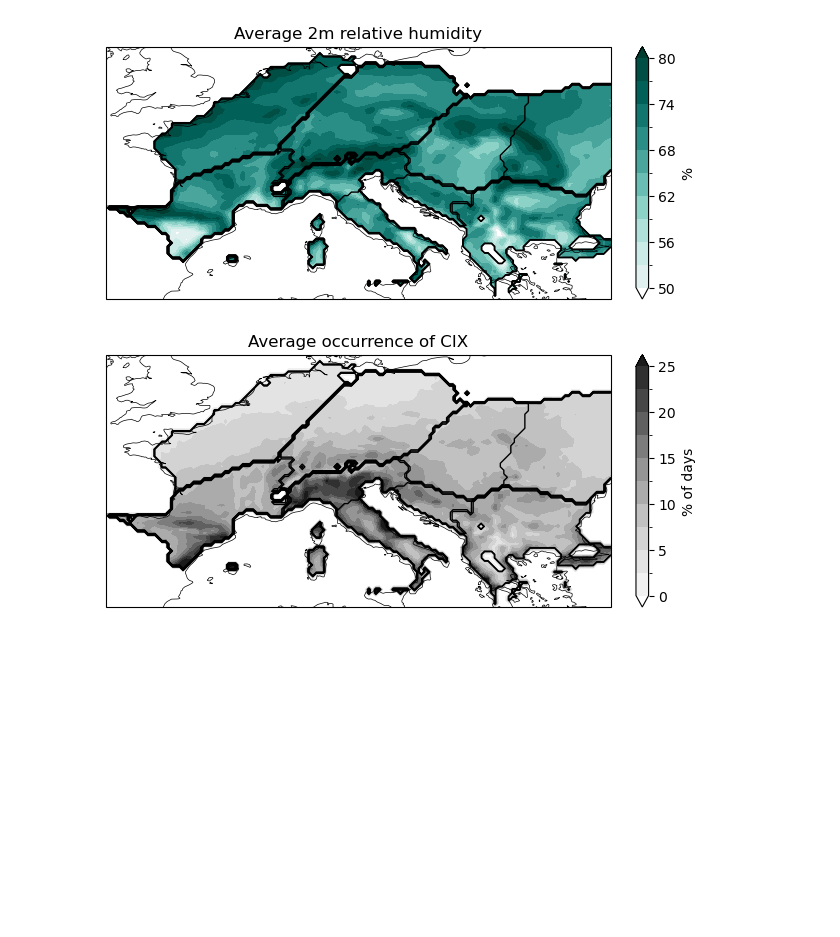
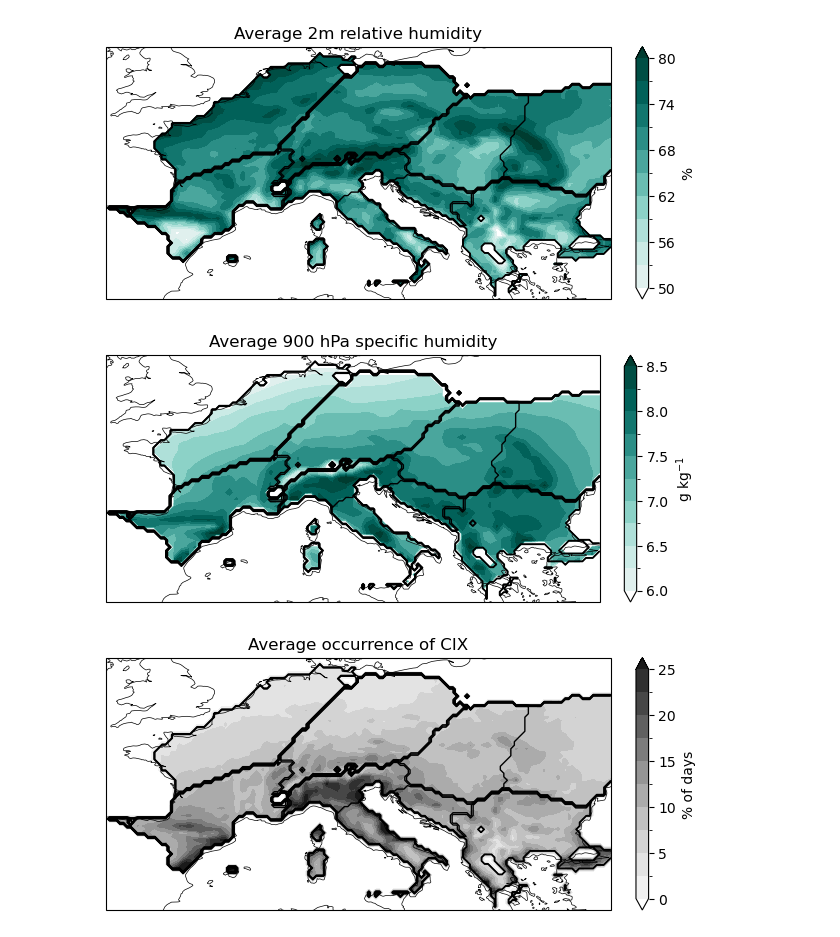
Before and after one commit to feldmann-m/EU_conv, a Jupyter notebook: vis_new.ipynb, the cells around one changed output. Cells and saved outputs as stored; diff of their text form; code cells hidden in the pictures; blank space fills up the shorter version.

```diff
--- a/vis_new.ipynb
+++ b/vis_new.ipynb
@@ -196,3 +254,4 @@ temp = xr.open_dataset(f1).t2m.mean(dim='time',skipna=True) * mask2
 #shear = xr.open_dataset(f2).shear
 conv = xr.open_dataset(f3).conv_EU.mean(dim='time',skipna=True) * mask2
 rh = xr.open_dataset(f1).rh.mean(dim='time',skipna=True) * mask2 * 100
+q900 = xr.open_dataset(f2).q900.mean(dim='time',skipna=True) * mask2 * 1000
@@ -264,6 +351,28 @@ plt.title('Average 2m relative humidity')
 fig.savefig(figs+'r2m.png',  dpi=300, format=None,)
 # %% [output]
 [figure]
+# %%
+cmap = plt.get_cmap('BrBG')
+new_cmap = colors.LinearSegmentedColormap.from_list(
+        'trunc({n},{a:.2f},{b:.2f})'.format(n=cmap.name, a=0.5, b=1),
+        cmap(np.linspace(0.5,1,100)))
+new_cmap.set_under('w')
+new_cmap.set_bad('w')
+latslice=slice(37,55)
+lonslice=slice(-6,30)
+coastline = cfeature.NaturalEarthFeature(
+    category='physical', name='coastline', scale='50m',
+    edgecolor='black', facecolor='none'  # Set coastline color here
+)
+fig,axes = plt.subplots(1,1,figsize=(6, 3), subplot_kw={'projection':ccrs.PlateCarree()}, layout='compressed')
+(q900).sel(lat=latslice,lon=lonslice).plot.contourf(vmin=6,vmax=8.5,levels=11,
+        cmap=new_cmap,ax=axes, transform=ccrs.PlateCarree(),cbar_kwargs={"label": r"g kg$^{-1}$"},extend='both')
+regs.sel(lat=latslice,lon=lonslice).plot.contour(ax = axes,colors='k', linewidths=1, levels = np.arange(0.5,11.5,1), add_colorbar=False, transform=ccrs.PlateCarree())
+axes.add_feature(coastline, linewidth=0.5)
+plt.title('Average 900 hPa specific humidity')
+fig.savefig(figs+'q900.png',  dpi=300, format=None,)
+# %% [output]
+[figure, added]
 # %%
 cmap = plt.get_cmap('RdGy')
 #cmap.set_under('dimgray')
```
Also changed, not shown: parts of 6 cells of this notebook, 1 other file.
